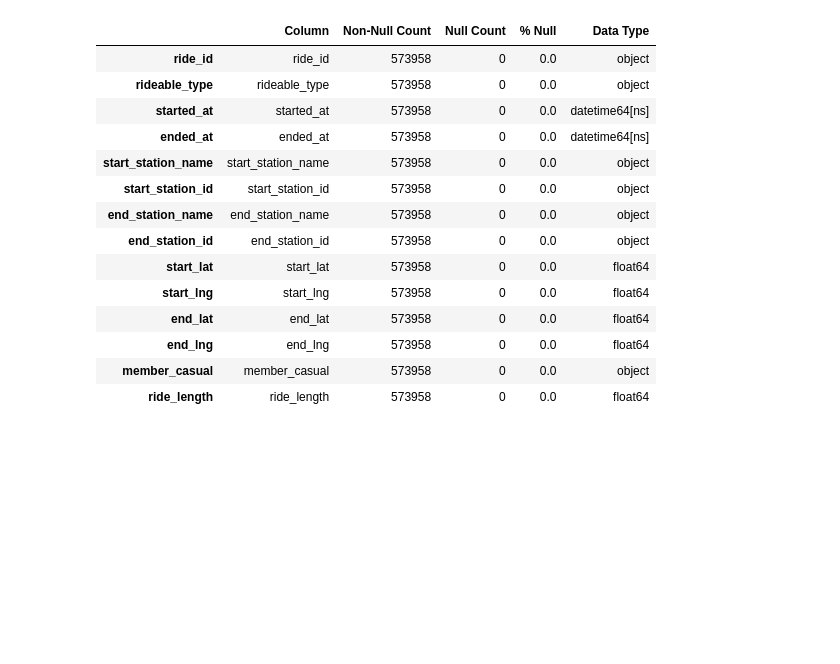
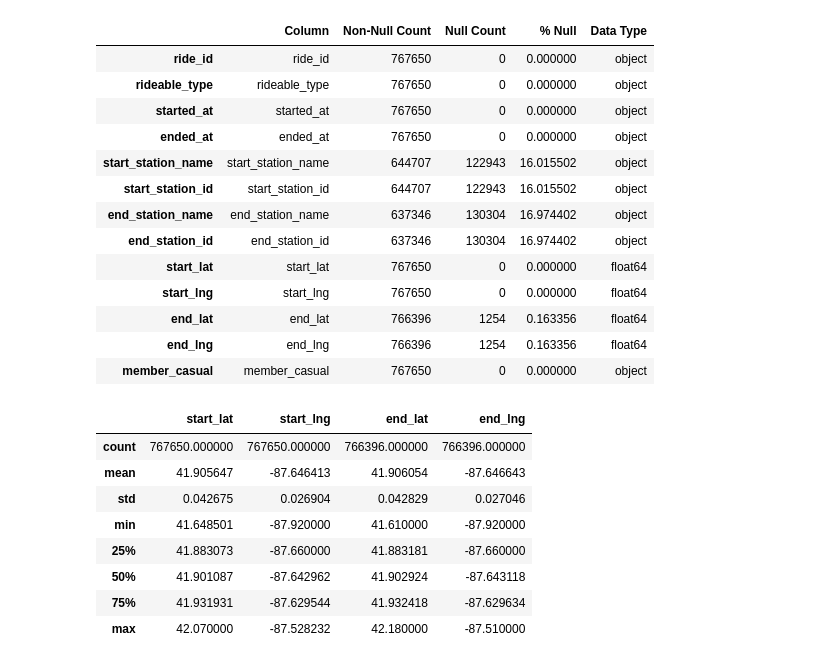
Before and after one commit to MaristChibuike/Bikeshare-Insights_-Summer-in-the-Windy-City, a Jupyter notebook: bikeshare.ipynb, the cells around one changed output. Cells and saved outputs as stored; diff of their text form; code cells hidden in the pictures; blank space fills up the shorter version.

```diff
--- a/bikeshare.ipynb
+++ b/bikeshare.ipynb
@@ -35,38 +43,38 @@ data.head()
 # %%
 
-# Convert started_at and ended_at to datetime
-data['started_at'] = pd.to_datetime(data['started_at'])
-data['ended_at'] = pd.to_datetime(data['ended_at'])
-
-# Create a new column with the difference between started_at and ended_at in minutes
-data['ride_length'] = (data['ended_at'] - data['started_at']).dt.total_seconds() / 60
-
 # Get information about the dataset
-def info():
+def data_info():
     data_info = pd.DataFrame({
     'Column': data.columns,
     'Non-Null Count' : data.count(),
     'Null Count' : data.isnull().sum(),
     '% Null' : (data.isnull().sum() / len(data)) * 100,
     'Data Type': data.dtypes
 })
     return data_info
 
-data_info = info()
-display(data_info)
+display(data_info(), data.describe())
 # %% [output]
 |  | Column | Non-Null Count | Null Count | % Null | Data Type |
-| ride_id | ride_id | 573958 | 0 | 0.0 | object |
-| rideable_type | rideable_type | 573958 | 0 | 0.0 | object |
-| started_at | started_at | 573958 | 0 | 0.0 | datetime64[ns] |
-| ended_at | ended_at | 573958 | 0 | 0.0 | datetime64[ns] |
-| start_station_name | start_station_name | 573958 | 0 | 0.0 | object |
-| start_station_id | start_station_id | 573958 | 0 | 0.0 | object |
-| end_station_name | end_station_name | 573958 | 0 | 0.0 | object |
-| end_station_id | end_station_id | 573958 | 0 | 0.0 | object |
-| start_lat | start_lat | 573958 | 0 | 0.0 | float64 |
-| start_lng | start_lng | 573958 | 0 | 0.0 | float64 |
-| end_lat | end_lat | 573958 | 0 | 0.0 | float64 |
-| end_lng | end_lng | 573958 | 0 | 0.0 | float64 |
-| member_casual | member_casual | 573958 | 0 | 0.0 | object |
-| ride_length | ride_length | 573958 | 0 | 0.0 | float64 |
+| ride_id | ride_id | 767650 | 0 | 0.000000 | object |
+| rideable_type | rideable_type | 767650 | 0 | 0.000000 | object |
+| started_at | started_at | 767650 | 0 | 0.000000 | object |
+| ended_at | ended_at | 767650 | 0 | 0.000000 | object |
+| start_station_name | start_station_name | 644707 | 122943 | 16.015502 | object |
+| start_station_id | start_station_id | 644707 | 122943 | 16.015502 | object |
+| end_station_name | end_station_name | 637346 | 130304 | 16.974402 | object |
+| end_station_id | end_station_id | 637346 | 130304 | 16.974402 | object |
+| start_lat | start_lat | 767650 | 0 | 0.000000 | float64 |
+| start_lng | start_lng | 767650 | 0 | 0.000000 | float64 |
+| end_lat | end_lat | 766396 | 1254 | 0.163356 | float64 |
+| end_lng | end_lng | 766396 | 1254 | 0.163356 | float64 |
+| member_casual | member_casual | 767650 | 0 | 0.000000 | object |
+|  | start_lat | start_lng | end_lat | end_lng |
+| count | 767650.000000 | 767650.000000 | 766396.000000 | 766396.000000 |
+| mean | 41.905647 | -87.646413 | 41.906054 | -87.646643 |
+| std | 0.042675 | 0.026904 | 0.042829 | 0.027046 |
+| min | 41.648501 | -87.920000 | 41.610000 | -87.920000 |
+| 25% | 41.883073 | -87.660000 | 41.883181 | -87.660000 |
+| 50% | 41.901087 | -87.642962 | 41.902924 | -87.643118 |
+| 75% | 41.931931 | -87.629544 | 41.932418 | -87.629634 |
+| max | 42.070000 | -87.528232 | 42.180000 | -87.510000 |
```
Also changed, not shown: parts of 14 cells of this notebook.
